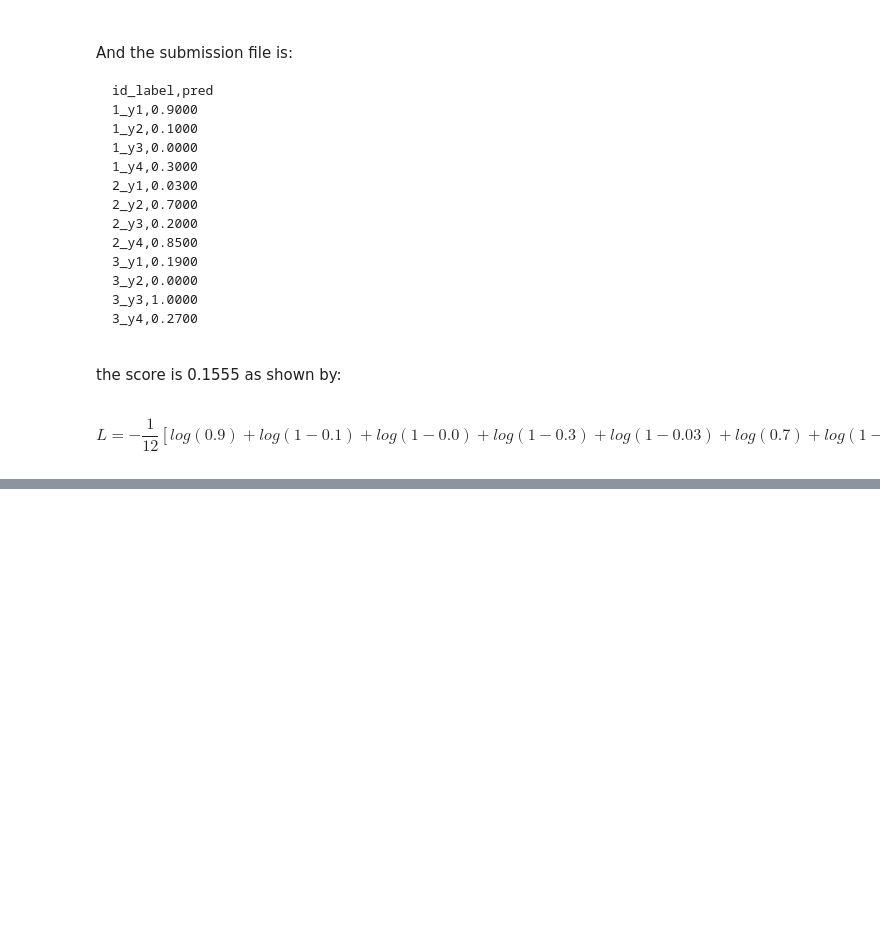
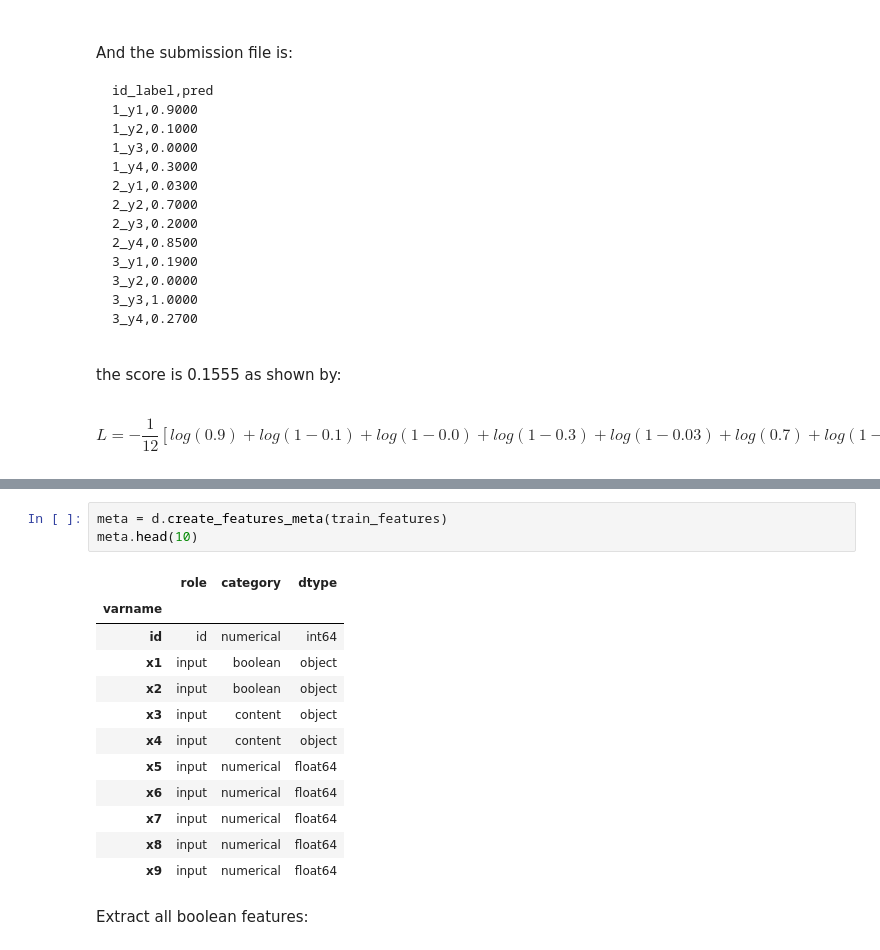
Before and after one commit to felipe-dossantos-dev/mlnd-capstone-tradeshift, a Jupyter notebook: notebooks/capstone-report.ipynb, the cells around one changed output, grey strips where cells are left out. Drawn from its saved outputs; the diff is of its cells as text; blank space fills up the shorter version.

```diff
--- a/notebooks/capstone-report.ipynb
+++ b/notebooks/capstone-report.ipynb
@@ -81,0 +141,18 @@ $$L = - \frac{1}{12} \left [ log(0.9) + log(1-0.1) + log(1-0.0) +log(1-0.3) + lo
+# %%
+meta = d.create_features_meta(train_features)
+meta.head(10)
+# %% [output]
+|  | role | category | dtype |
+| varname |  |  |  |
+| id | id | numerical | int64 |
+| x1 | input | boolean | object |
+| x2 | input | boolean | object |
+| x3 | input | content | object |
+| x4 | input | content | object |
+| x5 | input | numerical | float64 |
+| x6 | input | numerical | float64 |
+| x7 | input | numerical | float64 |
+| x8 | input | numerical | float64 |
+| x9 | input | numerical | float64 |
+# %% [markdown]
+Extract all boolean features:
```
Also changed, not shown: parts of 32 cells of this notebook, 1 other file.
